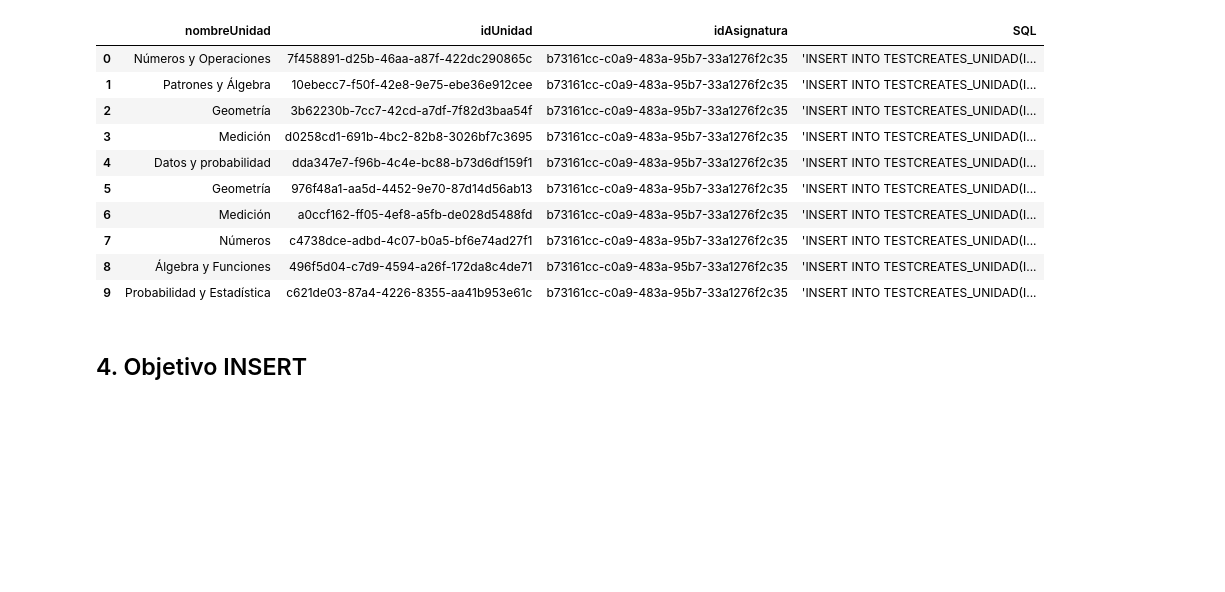
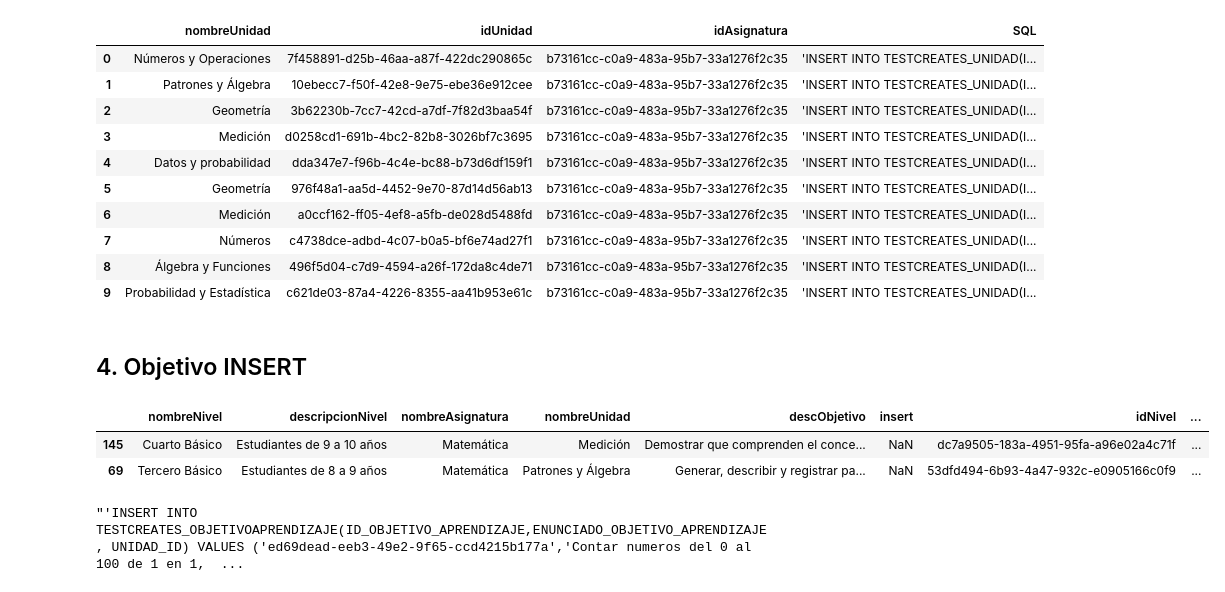
Before and after one commit to Bigote93/APIMINEDUC, a Jupyter notebook: APiGOB.ipynb, the cells around one changed output. Drawn from its saved outputs; the diff is of its cells as text; code cells hidden in the pictures; blank space fills up the shorter version.

```diff
--- a/APiGOB.ipynb
+++ b/APiGOB.ipynb
@@ -331,3 +336,17 @@ UNIDADES_DF
 | 9 | Probabilidad y Estadística | c621de03-87a4-4226-8355-aa41b953e61c | b73161cc-c0a9-483a-95b7-33a1276f2c35 | 'INSERT INTO TESTCREATES_UNIDAD(I... |
 # %% [markdown]
 ## 4. Objetivo INSERT
+# %%
+for fila in range(len(DF_OBJETIVOS)):
+  DF_OBJETIVOS.loc[fila,'SQL'] = f"'INSERT INTO TESTCREATES_OBJETIVOAPRENDIZAJE(ID_OBJETIVO_APRENDIZAJE,ENUNCIADO_OBJETIVO_APRENDIZAJE, UNIDAD_ID) VALUES ('{DF_OBJETIVOS.loc[fila, 'idObjetivo']}','{DF_OBJETIVOS.loc[fila, 'descObjetivo']}','{DF_OBJETIVOS.loc[fila, 'idUnidad']}');'"
+  # No es necesario imprimir el texto
+
+DF_OBJETIVOS.sample(2)
+# %% [output]
+|  | nombreNivel | descripcionNivel | nombreAsignatura | nombreUnidad | descObjetivo | insert | idNivel | ... |
+| 145 | Cuarto Básico | Estudiantes de 9 a 10 años | Matemática | Medición | Demostrar que comprenden el conce... | NaN | dc7a9505-183a-4951-95fa-a96e02a4c71f | ... |
+| 69 | Tercero Básico | Estudiantes de 8 a 9 años | Matemática | Patrones y Álgebra | Generar, describir y registrar pa... | NaN | 53dfd494-6b93-4a47-932c-e0905166c0f9 | ... |
+# %%
+DF_OBJETIVOS['SQL'][0]
+# %% [output]
+"'INSERT INTO TESTCREATES_OBJETIVOAPRENDIZAJE(ID_OBJETIVO_APRENDIZAJE,ENUNCIADO_OBJETIVO_APRENDIZAJE, UNIDAD_ID) VALUES ('ed69dead-eeb3-49e2-9f65-ccd4215b177a','Contar numeros del 0 al 100 de 1 en 1,  ...
```
Also changed, not shown: parts of 8 cells of this notebook.
